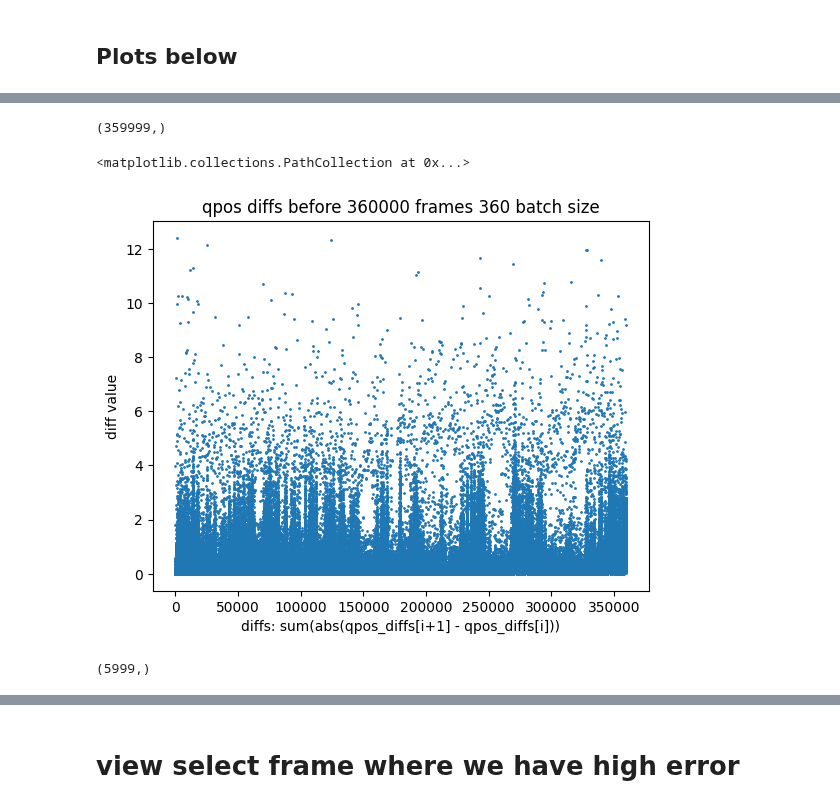
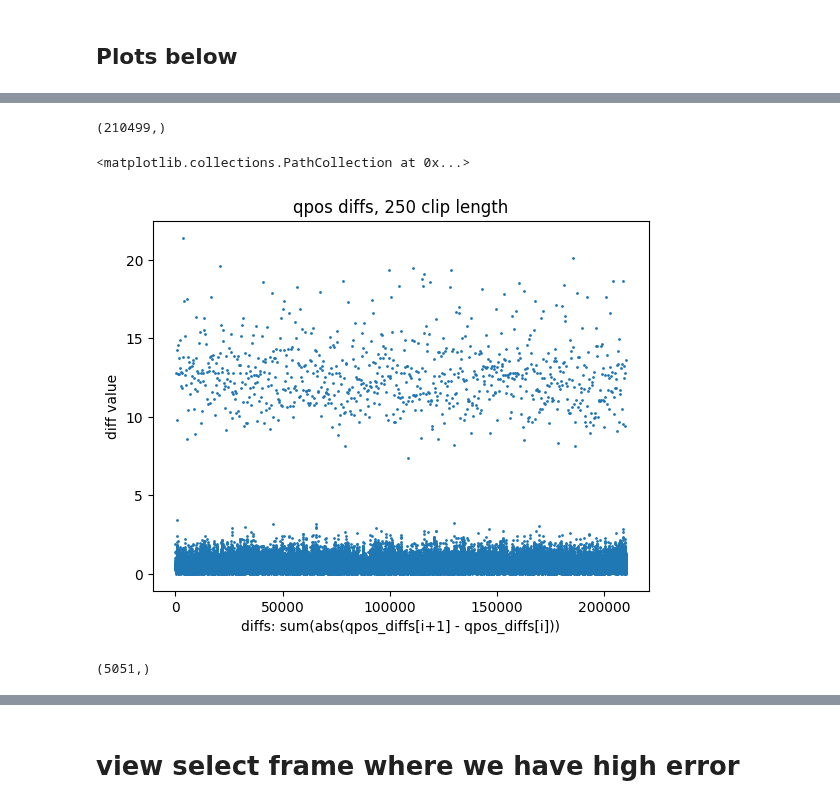
Before and after one commit to talmolab/stac-mjx, a Jupyter notebook: stac-mjx/graph_error.ipynb, the cells around one changed output, grey strips where cells are left out. Saved outputs shown, nothing was run; the diff lists cells and outputs as text; code cells hidden in the pictures.

Commit message:
update error graphing notebook

```diff
--- a/stac-mjx/graph_error.ipynb
+++ b/stac-mjx/graph_error.ipynb
@@ -20,7 +20,7 @@ model_xml = "../models/rodent_stac_optimized.xml"
 params_path = "../params/params.yaml"
 utils.init_params(params_path)
 
-data_path = "../transform_12_22_1.p"
+data_path = "../transform_fast_snips.p"
 # %% [markdown]
 ### set up mj model -- stepping in mjx so we can do batch processing
 # %%
@@ -107,7 +106,7 @@ plt.ylim(0, 0.02)
 plt.title("Summed squared error of frame marker offset")
 plt.xlabel("Frame #")
 plt.ylabel("Summed squared error")
-x = 360000
+x = qposes.shape[0]
 plt.scatter(np.arange(x),errors[:x], s=1)
 # %% [output]
 <matplotlib.collections.PathCollection at 0x...>
@@ -119,6 +118,6 @@ mean: 0.0005669235833920538, std: 0.0003693163744173944
 # %%
-cutoff = 360000
-indices = np.where(errors[:cutoff] > 0.01)[0]
+cutoff = x
+indices = np.where(errors[:cutoff] > 0.005)[0]
 
 print(f"there are {indices.shape[0]} not good offset frames before the cutoff at {cutoff}")
 # %% [output]
@@ -160,24 +159,24 @@ qpos_diff = np.diff(qposes, axis=0)
 qpos_diff_summed = np.abs(qpos_diff).sum(axis=1)
 qpos_diff_summed.shape
 # %% [output]
-(359999,)
+(210499,)
 # %%
-plt.title(f"qpos diffs before {cutoff} frames {360} batch size")
+plt.title(f"qpos diffs, {clip_len} clip length")
 plt.xlabel("diffs: sum(abs(qpos_diffs[i+1] - qpos_diffs[i]))")
 plt.ylabel("diff value")
 plt.scatter(np.arange(cutoff-1), qpos_diff_summed[:cutoff], s=1)
 # %% [output]
 <matplotlib.collections.PathCollection at 0x...>
-[figure, old version]
+[figure, new version]
 # %%
 # Split qpos_diff_summed into two arrays: one has 10 values for every multiple of 360,
 # and the other one has the rest of the values
 # This is to see if the diffs statistics are different between the two
-mask = np.array([(i+1)%360 <= 5 for i in range(cutoff-1)])
+mask = np.array([(i+1)%clip_len <= 5 for i in range(cutoff-1)])
 qpos_diff_summed_360 = qpos_diff_summed[:cutoff][mask]
 qpos_diff_summed_360.shape
 # %% [output]
-(5999,)
+(5051,)
 # %%
 # plot graph where x = error value and y = number of frames in log scale
 plt.title(f"Histogram of qpos change before {cutoff} frames")
```
Also changed, not shown: parts of 11 cells of this notebook, 1 other file.
